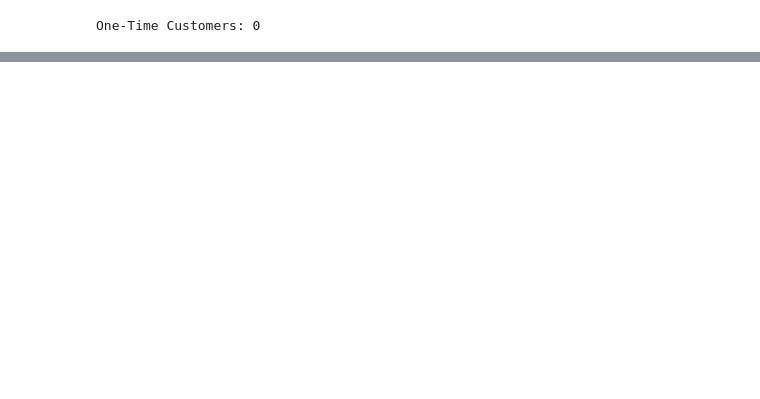
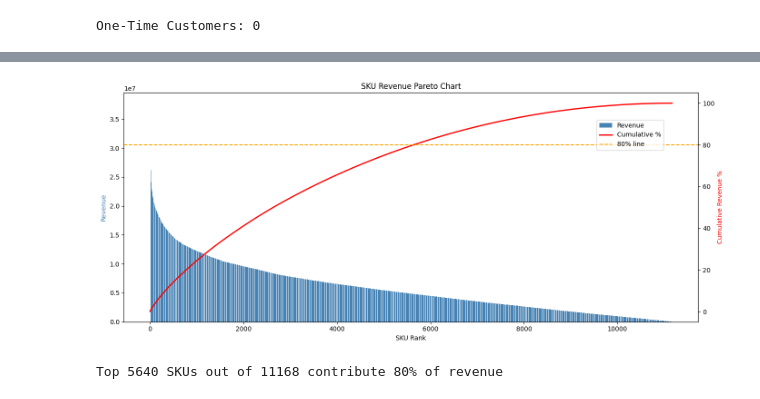
Before and after one commit to utkxrshrxj/Billing-and-Transaction-Analytics-System, a Jupyter notebook: btas.ipynb, the cells around one changed output, grey strips where cells are left out. Drawn from its saved outputs; the diff is of its cells as text; code cells hidden in the pictures; blank space fills up the shorter version.

```diff
--- a/btas.ipynb
+++ b/btas.ipynb
@@ -666,0 +962,30 @@ df.to_csv('processed_billing_data.csv', index=False)
+# %%
+# ======================================
+# Pareto Analysis — SKU Revenue
+# Identifies which few SKUs/customers drive most revenue
+# ======================================
+
+sku_revenue = df.groupby('SKU')['Revenue'].sum().sort_values(ascending=False).reset_index()
+sku_revenue['Cumulative_%'] = sku_revenue['Revenue'].cumsum() / sku_revenue['Revenue'].sum() * 100
+sku_revenue['SKU_Rank'] = range(1, len(sku_revenue)+1)
+
+fig, ax1 = plt.subplots(figsize=(14, 6))
+ax1.bar(sku_revenue['SKU_Rank'], sku_revenue['Revenue'], color='steelblue', label='Revenue')
+ax1.set_xlabel('SKU Rank')
+ax1.set_ylabel('Revenue', color='steelblue')
+
+ax2 = ax1.twinx()
+ax2.plot(sku_revenue['SKU_Rank'], sku_revenue['Cumulative_%'], color='red', linewidth=2, label='Cumulative %')
+ax2.axhline(80, color='orange', linestyle='--', label='80% line')
+ax2.set_ylabel('Cumulative Revenue %', color='red')
+
+plt.title('SKU Revenue Pareto Chart')
+fig.legend(loc='upper right', bbox_to_anchor=(0.9, 0.85))
+plt.tight_layout()
+plt.show()
+
+cutoff = sku_revenue[sku_revenue['Cumulative_%'] <= 80].shape[0]
+print(f"Top {cutoff} SKUs out of {len(sku_revenue)} contribute 80% of revenue")
+# %% [output]
+[figure, added]
+Top 5640 SKUs out of 11168 contribute 80% of revenue
```
Also changed, not shown: parts of 47 cells of this notebook.
